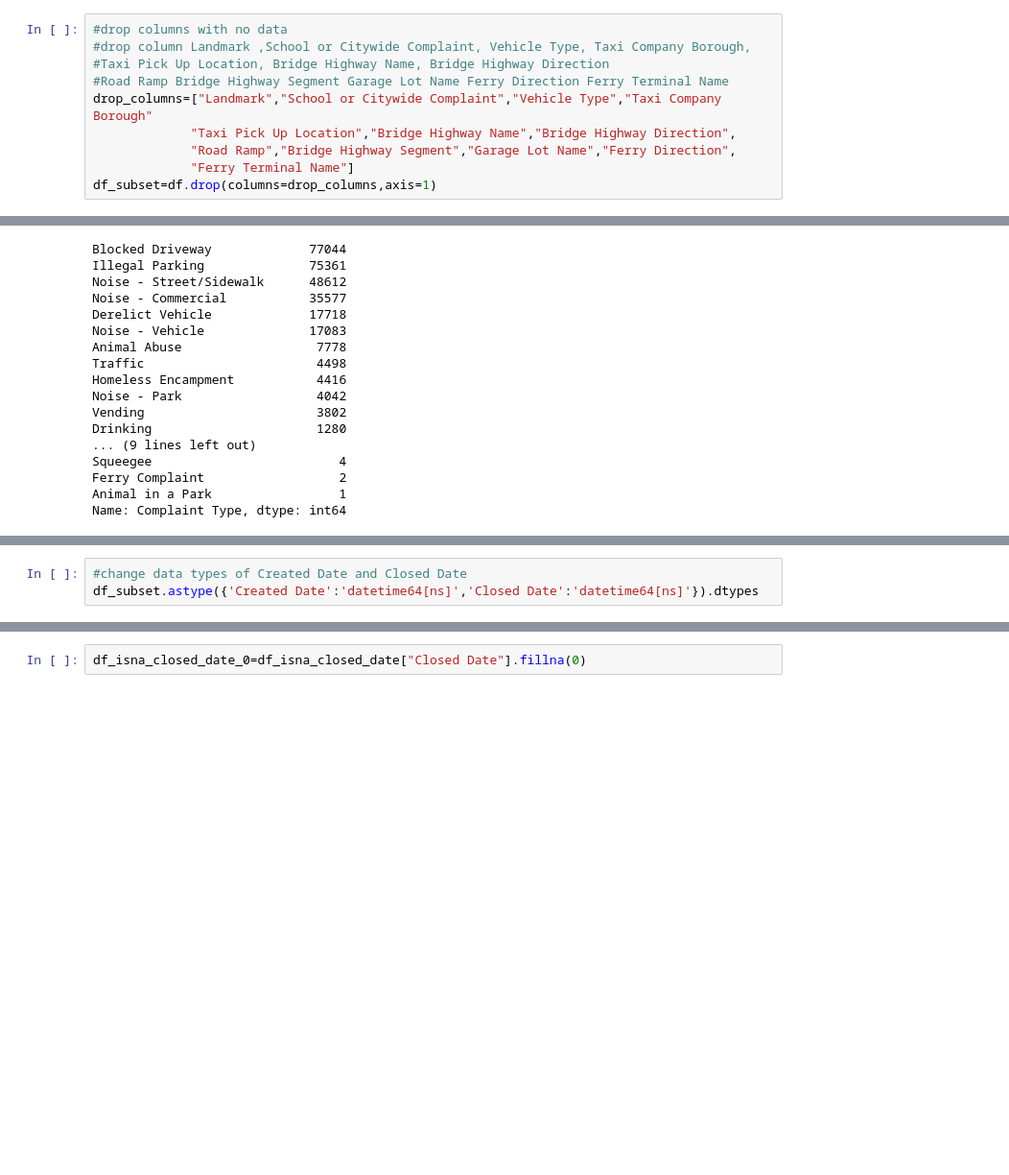
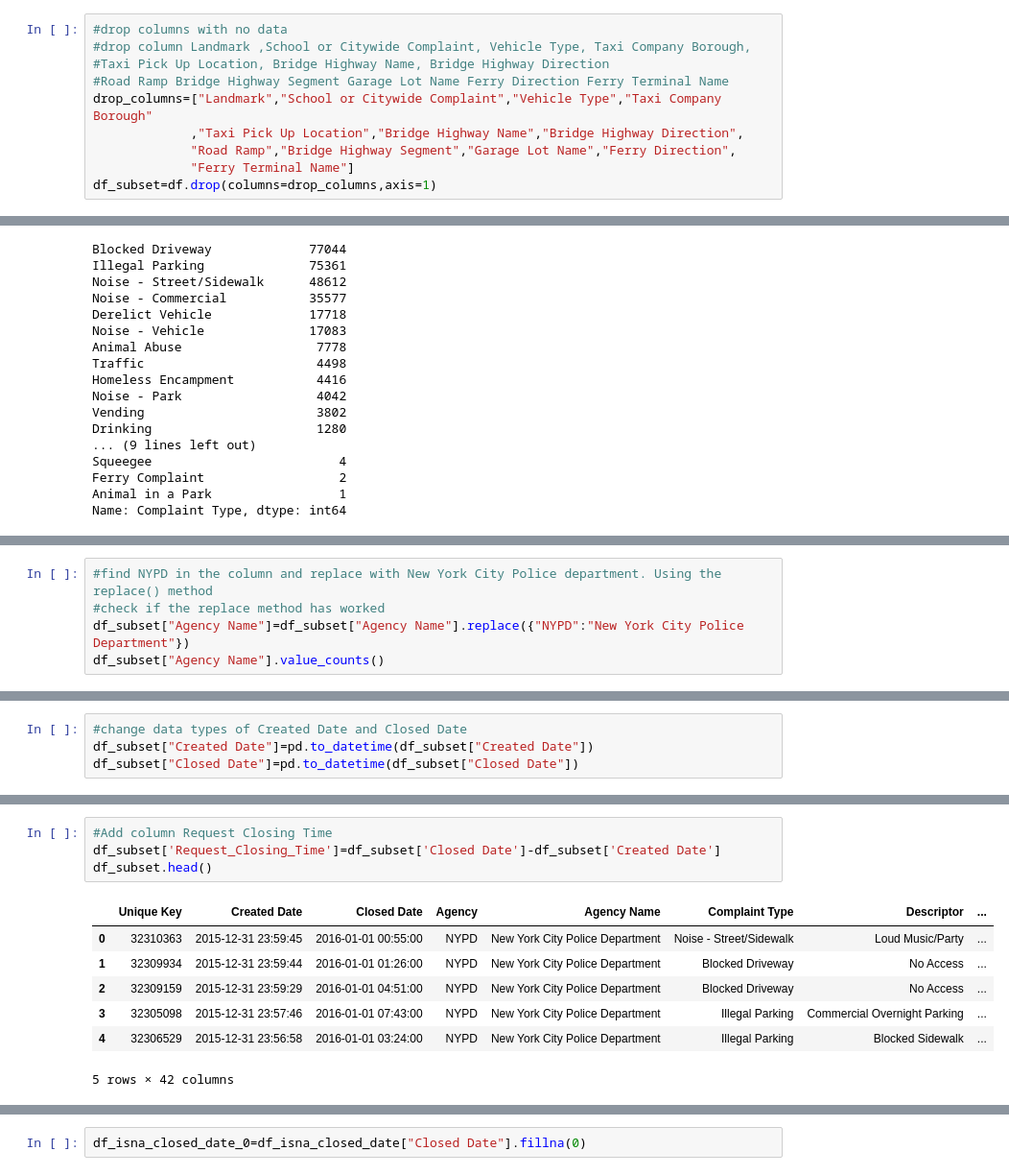
Before and after one commit to anw1986/Customer-Service-Requests-Analysis, a Jupyter notebook: analysis.ipynb, the cells around one changed output, grey strips where cells are left out. Shown at 96% size. Drawn from its saved outputs; the diff is of its cells as text; blank space fills up the shorter version.

```diff
--- a/analysis.ipynb
+++ b/analysis.ipynb
@@ -126,7 +126,7 @@ https://towardsdatascience.com/the-unreasonable-effectiveness-of-method-chaining
 #Taxi Pick Up Location, Bridge Highway Name, Bridge Highway Direction
 #Road Ramp Bridge Highway Segment Garage Lot Name Ferry Direction Ferry Terminal Name
 drop_columns=["Landmark","School or Citywide Complaint","Vehicle Type","Taxi Company Borough"
-             "Taxi Pick Up Location","Bridge Highway Name","Bridge Highway Direction",
+             ,"Taxi Pick Up Location","Bridge Highway Name","Bridge Highway Direction",
              "Road Ramp","Bridge Highway Segment","Garage Lot Name","Ferry Direction",
              "Ferry Terminal Name"]
 df_subset=df.drop(columns=drop_columns,axis=1)
@@ -199,0 +218,5 @@ Name: Location Type, dtype: int64
+# %%
+#find NYPD in the column and replace with New York City Police department. Using the replace() method
+#check if the replace method has worked
+df_subset["Agency Name"]=df_subset["Agency Name"].replace({"NYPD":"New York City Police Department"})
+df_subset["Agency Name"].value_counts()
@@ -200,3 +247,4 @@ Name: Location Type, dtype: int64
 # %%
 #change data types of Created Date and Closed Date
-df_subset.astype({'Created Date':'datetime64[ns]','Closed Date':'datetime64[ns]'}).dtypes
+df_subset["Created Date"]=pd.to_datetime(df_subset["Created Date"])
+df_subset["Closed Date"]=pd.to_datetime(df_subset["Closed Date"])
@@ -220,0 +280,12 @@ dtype: object
+# %%
+#Add column Request Closing Time
+df_subset['Request_Closing_Time']=df_subset['Closed Date']-df_subset['Created Date']
+df_subset.head()
+# %% [output]
+|  | Unique Key | Created Date | Closed Date | Agency | Agency Name | Complaint Type | Descriptor | ... |
+| 0 | 32310363 | 2015-12-31 23:59:45 | 2016-01-01 00:55:00 | NYPD | New York City Police Department | Noise - Street/Sidewalk | Loud Music/Party | ... |
+| 1 | 32309934 | 2015-12-31 23:59:44 | 2016-01-01 01:26:00 | NYPD | New York City Police Department | Blocked Driveway | No Access | ... |
+| 2 | 32309159 | 2015-12-31 23:59:29 | 2016-01-01 04:51:00 | NYPD | New York City Police Department | Blocked Driveway | No Access | ... |
+| 3 | 32305098 | 2015-12-31 23:57:46 | 2016-01-01 07:43:00 | NYPD | New York City Police Department | Illegal Parking | Commercial Overnight Parking | ... |
+| 4 | 32306529 | 2015-12-31 23:56:58 | 2016-01-01 03:24:00 | NYPD | New York City Police Department | Illegal Parking | Blocked Sidewalk | ... |
+5 rows × 42 columns
```
Also changed, not shown: parts of 28 cells of this notebook.
